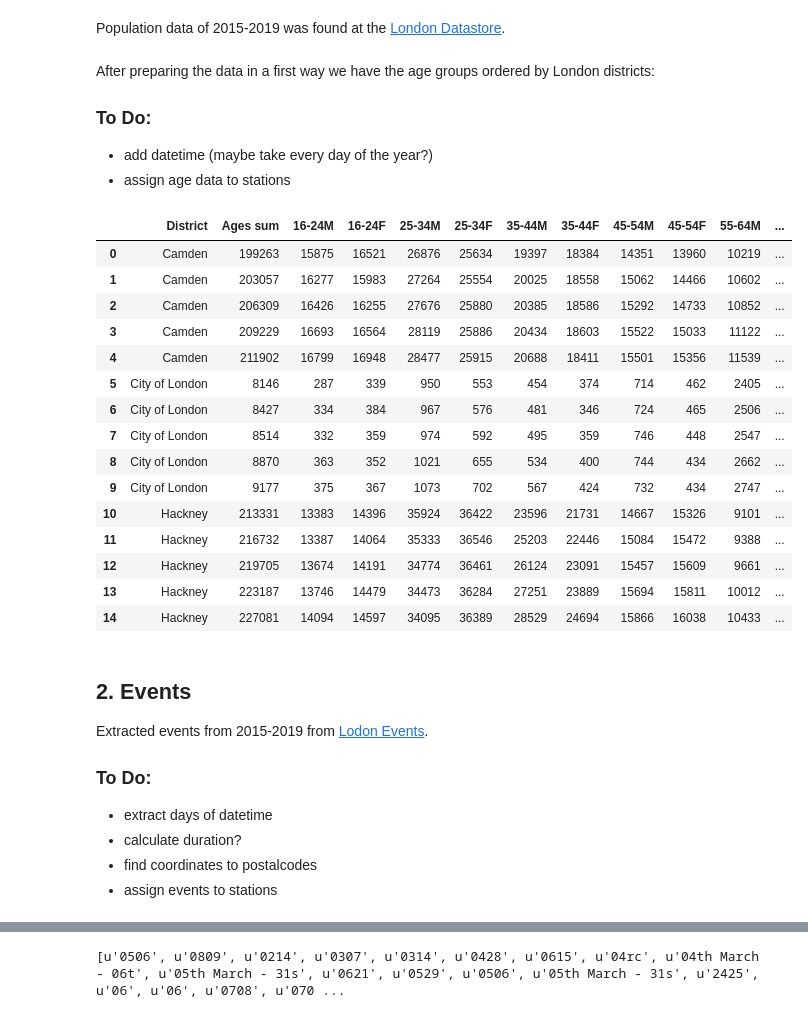
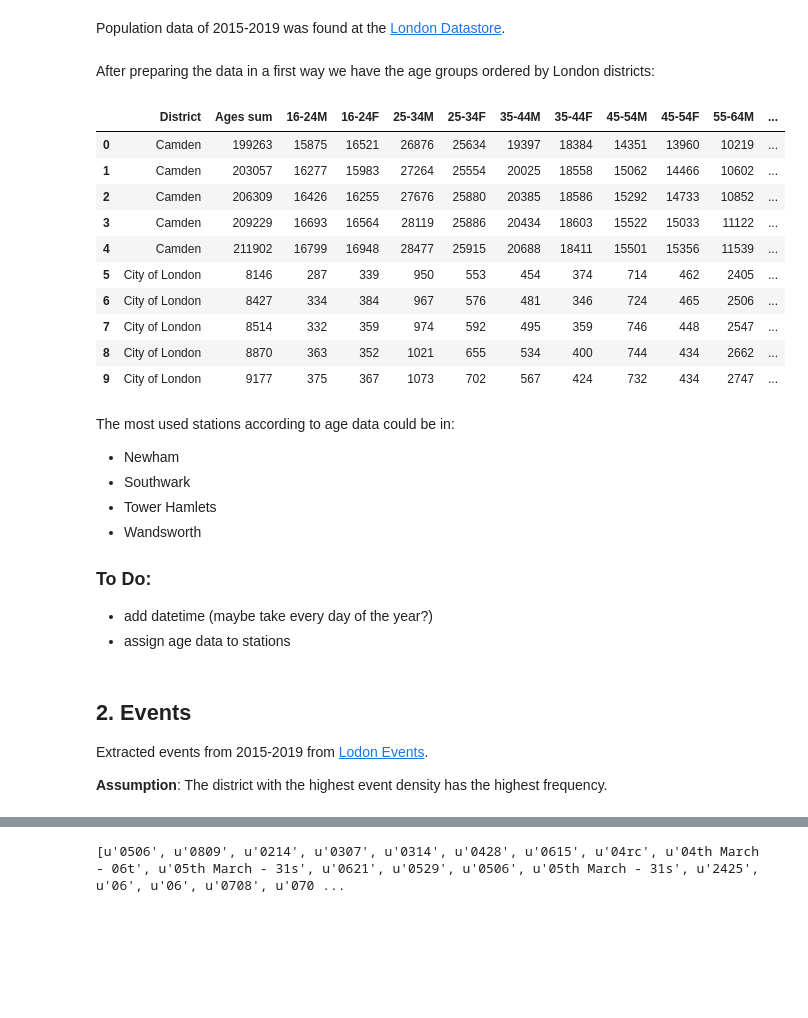
Before and after one commit to dataBikeHsUlm/MapReduce, a Jupyter notebook: Data_Profiling/AdditionalFeatures.ipynb, the cells around one changed output, grey strips where cells are left out. Drawn from its saved outputs; the diff is of its cells as text; code cells hidden in the pictures; blank space fills up the shorter version.

```diff
--- a/Data_Profiling/AdditionalFeatures.ipynb
+++ b/Data_Profiling/AdditionalFeatures.ipynb
@@ -12,37 +12,37 @@ Moreover we should weight the several age groups differently.
 Population data of 2015-2019 was found at the [London Datastore](https://data.london.gov.uk/dataset/projections/).
 # %% [markdown]
 After preparing the data in a first way we have the age groups ordered by London districts:
-### To Do:
-* add datetime (maybe take every day of the year?)
-* assign age data to stations
 # %%
 import pandas as pd
 import numpy as np
 # %%
 age = pd.read_csv("age.csv")
-age.head(15)
+age.head(10)
 # %% [output]
 |  | District | Ages sum | 16-24M | 16-24F | 25-34M | 25-34F | 35-44M | 35-44F | 45-54M | 45-54F | 55-64M | ... |
 | 0 | Camden | 199263 | 15875 | 16521 | 26876 | 25634 | 19397 | 18384 | 14351 | 13960 | 10219 | ... |
 | 1 | Camden | 203057 | 16277 | 15983 | 27264 | 25554 | 20025 | 18558 | 15062 | 14466 | 10602 | ... |
 | 2 | Camden | 206309 | 16426 | 16255 | 27676 | 25880 | 20385 | 18586 | 15292 | 14733 | 10852 | ... |
 | 3 | Camden | 209229 | 16693 | 16564 | 28119 | 25886 | 20434 | 18603 | 15522 | 15033 | 11122 | ... |
 | 4 | Camden | 211902 | 16799 | 16948 | 28477 | 25915 | 20688 | 18411 | 15501 | 15356 | 11539 | ... |
 | 5 | City of London | 8146 | 287 | 339 | 950 | 553 | 454 | 374 | 714 | 462 | 2405 | ... |
 | 6 | City of London | 8427 | 334 | 384 | 967 | 576 | 481 | 346 | 724 | 465 | 2506 | ... |
 | 7 | City of London | 8514 | 332 | 359 | 974 | 592 | 495 | 359 | 746 | 448 | 2547 | ... |
 | 8 | City of London | 8870 | 363 | 352 | 1021 | 655 | 534 | 400 | 744 | 434 | 2662 | ... |
 | 9 | City of London | 9177 | 375 | 367 | 1073 | 702 | 567 | 424 | 732 | 434 | 2747 | ... |
-| 10 | Hackney | 213331 | 13383 | 14396 | 35924 | 36422 | 23596 | 21731 | 14667 | 15326 | 9101 | ... |
-| 11 | Hackney | 216732 | 13387 | 14064 | 35333 | 36546 | 25203 | 22446 | 15084 | 15472 | 9388 | ... |
-| 12 | Hackney | 219705 | 13674 | 14191 | 34774 | 36461 | 26124 | 23091 | 15457 | 15609 | 9661 | ... |
-| 13 | Hackney | 223187 | 13746 | 14479 | 34473 | 36284 | 27251 | 23889 | 15694 | 15811 | 10012 | ... |
-| 14 | Hackney | 227081 | 14094 | 14597 | 34095 | 36389 | 28529 | 24694 | 15866 | 16038 | 10433 | ... |
+# %% [markdown]
+The most used stations according to age data could be in: <br>
+* Newham
+* Southwark
+* Tower Hamlets
+* Wandsworth
+
+### To Do:
+* add datetime (maybe take every day of the year?)
+* assign age data to stations
 # %% [markdown]
 ## 2. Events
 Extracted events from 2015-2019 from [Lodon Events](http://www.londontown.com/London/London-Events-2019).</br>
-### To Do:
-* extract days of datetime
-* calculate duration?
-* find coordinates to postalcodes
-* assign events to stations
+
+
+**Assumption**: The district with the highest event density has the highest frequency.
```
Also changed, not shown: parts of 19 cells of this notebook, 5 other files.
